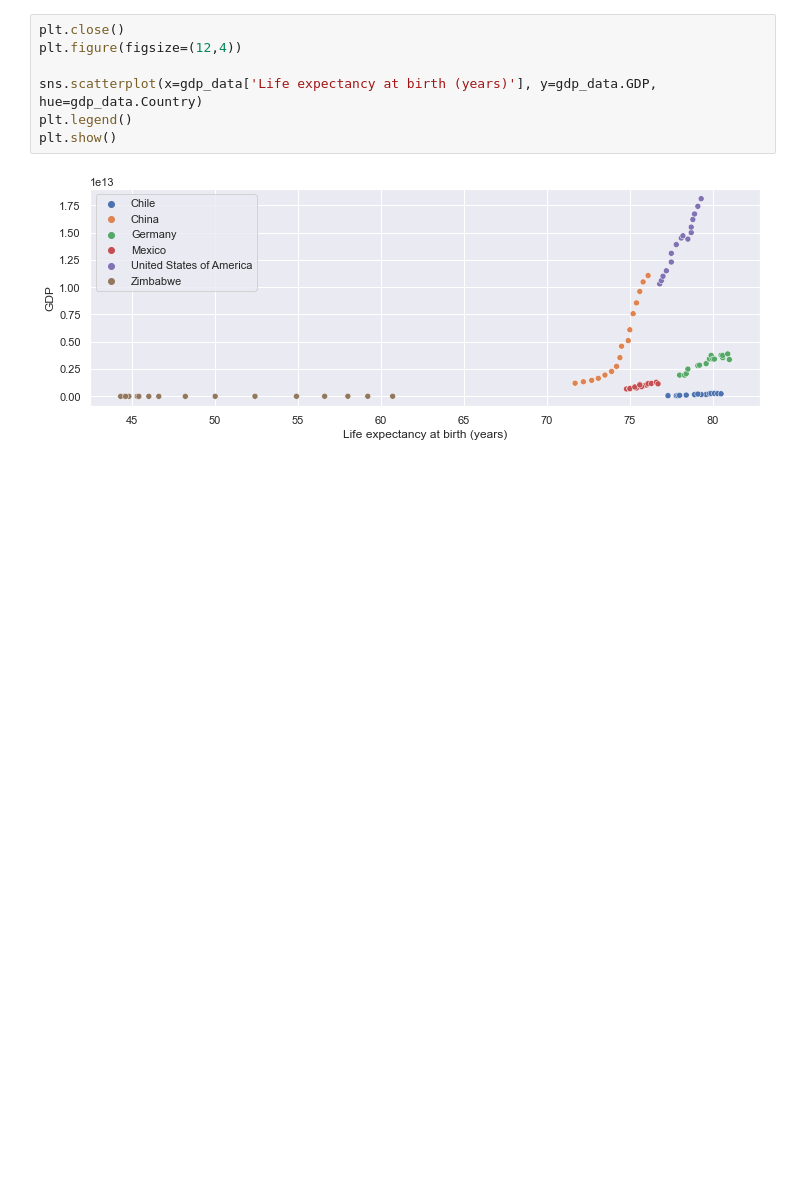
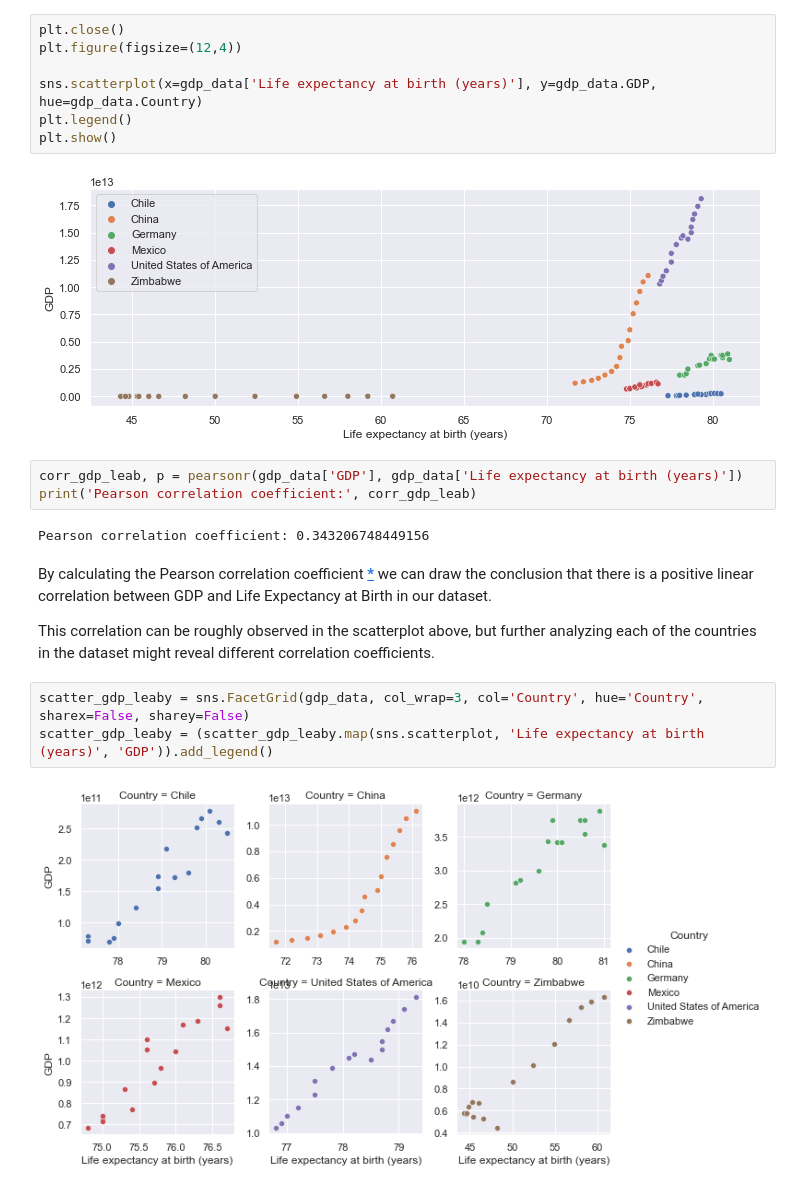
Before and after one commit to tiramisubunny/life_expectancy_gdp_group_project, a Jupyter notebook: life_expectancy_gdp.ipynb, the cells around one changed output. Drawn from its saved outputs; the diff is of its cells as text; blank space fills up the shorter version.

Commit message:
1. Does the GDP correlate with the Life Expectancy at Birth?

```diff
--- a/life_expectancy_gdp.ipynb
+++ b/life_expectancy_gdp.ipynb
@@ -180,3 +183,17 @@ plt.legend()
 plt.show()
 # %% [output]
 [figure]
+# %%
+corr_gdp_leab, p = pearsonr(gdp_data['GDP'], gdp_data['Life expectancy at birth (years)'])
+print('Pearson correlation coefficient:', corr_gdp_leab)
+# %% [output]
+Pearson correlation coefficient: 0.343206748449156
+# %% [markdown]
+By calculating the Pearson correlation coefficient __[*](https://en.wikipedia.org/wiki/Pearson_correlation_coefficient)__ we can draw the conclusion that there is a positive linear correlation between GDP and Life Expectancy at Birth in our dataset.
+
+This correlation can be roughly observed in the scatterplot above, but further analyzing each of the countries in the dataset might reveal different correlation coefficients.
+# %%
+scatter_gdp_leaby = sns.FacetGrid(gdp_data, col_wrap=3, col='Country', hue='Country', sharex=False, sharey=False)
+scatter_gdp_leaby = (scatter_gdp_leaby.map(sns.scatterplot, 'Life expectancy at birth (years)', 'GDP')).add_legend()
+# %% [output]
+[figure, added]
```
Also changed, not shown: parts of 4 cells of this notebook.
